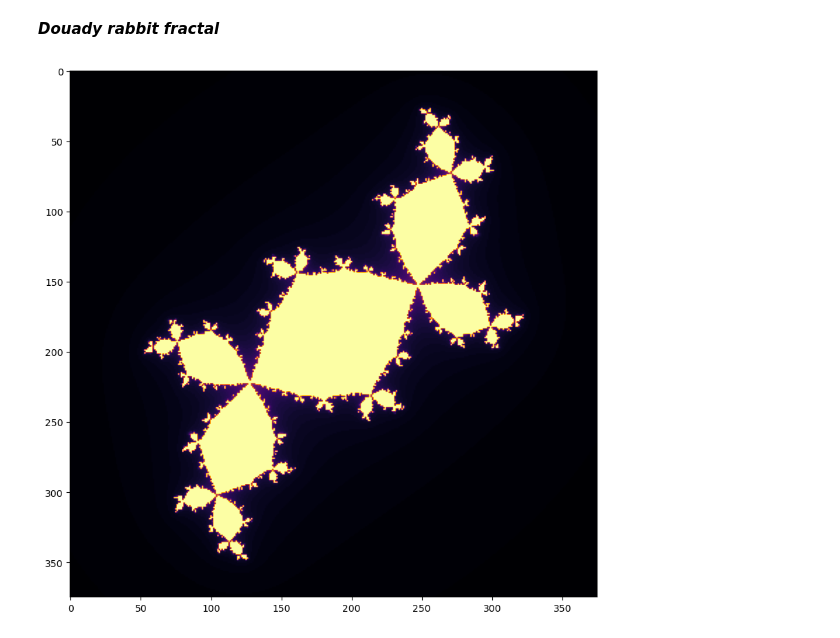
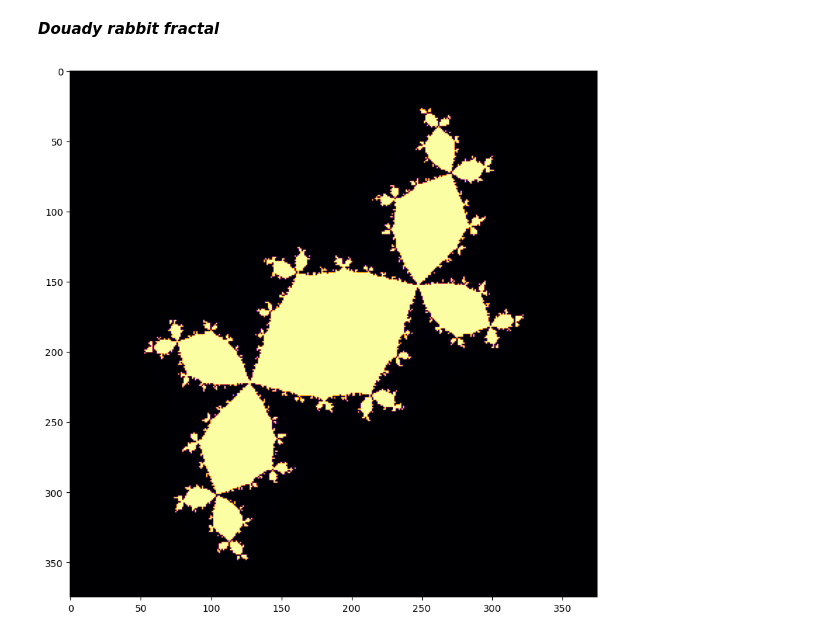
Before and after one commit to rachitchaurasia/pytorch-projects, a Jupyter notebook: Fractals/demo1.ipynb, the cells around one changed output. Saved outputs shown, nothing was run; the diff lists cells and outputs as text; code cells hidden in the pictures.

```diff
--- a/Fractals/demo1.ipynb
+++ b/Fractals/demo1.ipynb
@@ -242,29 +242,29 @@ plt.show()
 # %%
 import numpy as np
 import matplotlib.pyplot as plt
 import torch
 
 # Set up parameters
-max_iter = 100
+max_iter = 900
 
 # Create a grid of complex numbers using np.mgrid
 x_vals, y_vals = np.mgrid[-1.5:1.5:0.008, -1.5:1.5:0.008]
 x, y = torch.tensor(x_vals, dtype=torch.float32), torch.tensor(y_vals, dtype=torch.float32)
 z = x + 1j * y
 
 # Initialize an array to store the iteration counts
 iterations = torch.zeros_like(x, dtype=torch.int32)
 
 # Douady Rabbit fractal iteration
 c = -0.123 + 0.745j
 for i in range(max_iter):
     z = z**2 + c
     mask = torch.abs(z) < 100
     iterations += mask
 # Plot the Douady Rabbit fractal
 plt.figure(figsize=(8, 8))
 plt.imshow(iterations.numpy(), cmap="inferno")
 plt.tight_layout(pad=0)
 plt.show()
 # %% [output]
-[figure, old version]
+[figure, new version]
```
